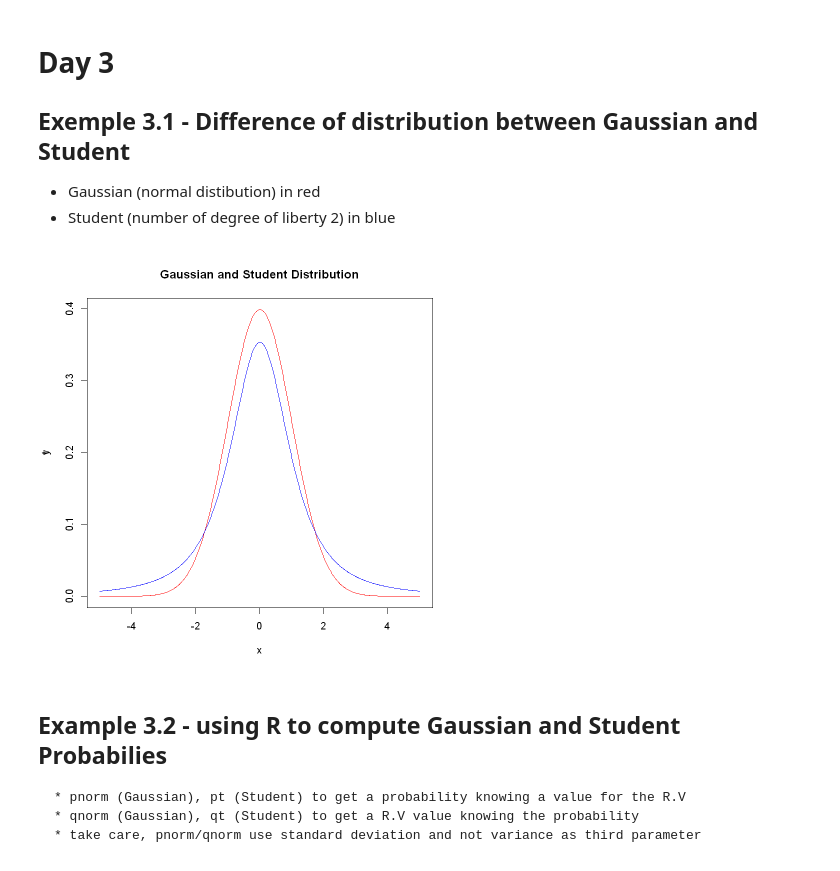
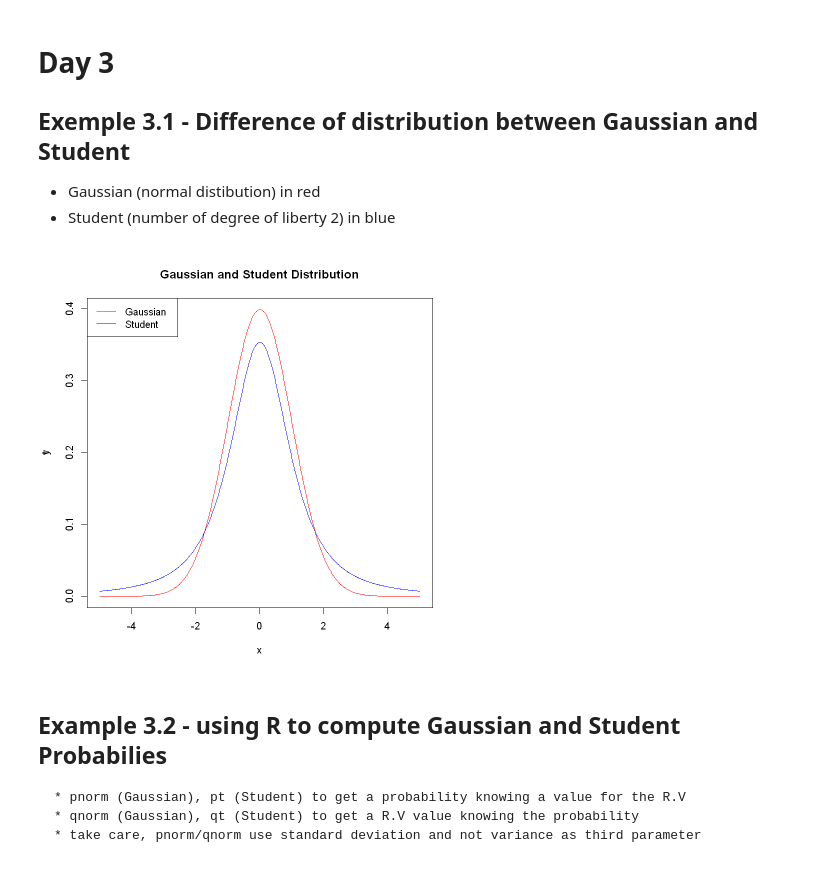
Before and after one commit to EricKiennemann/FSML2_R, a Jupyter notebook: R samples.ipynb, the cells around one changed output. Drawn from its saved outputs; the diff is of its cells as text; code cells hidden in the pictures.

```diff
--- a/R samples.ipynb
+++ b/R samples.ipynb
@@ -141,14 +142,15 @@ plot(x,dunif(x,-3,5),type='l',col='red',main="Uniform distribution") # uniform d
 # %%
 
 x=seq(-5,5,0.01)
 y=dnorm(x)
 t=dt(x,2)
 maxy=max(y,t)
 plot(x,y,type='l',col='red',xlim=c(-5,5),ylim=c(0,maxy),main="Gaussian and Student Distribution")
 par(new=TRUE)
 plot(x,t,type='l',col='blue',xlim=c(-5,5),ylim=c(0,maxy))
+legend("topleft" ,legend=c("Gaussian", "Student"), col=c("red", "blue"),lty = 1)
 # %% [output]
-[figure, old version]
+[figure, new version]
 # %% [markdown]
 ## Example 3.2 - using R to compute Gaussian and Student Probabilies
     * pnorm (Gaussian), pt (Student) to get a probability knowing a value for the R.V
```
Also changed, not shown: parts of 73 cells of this notebook, 4 other files.
